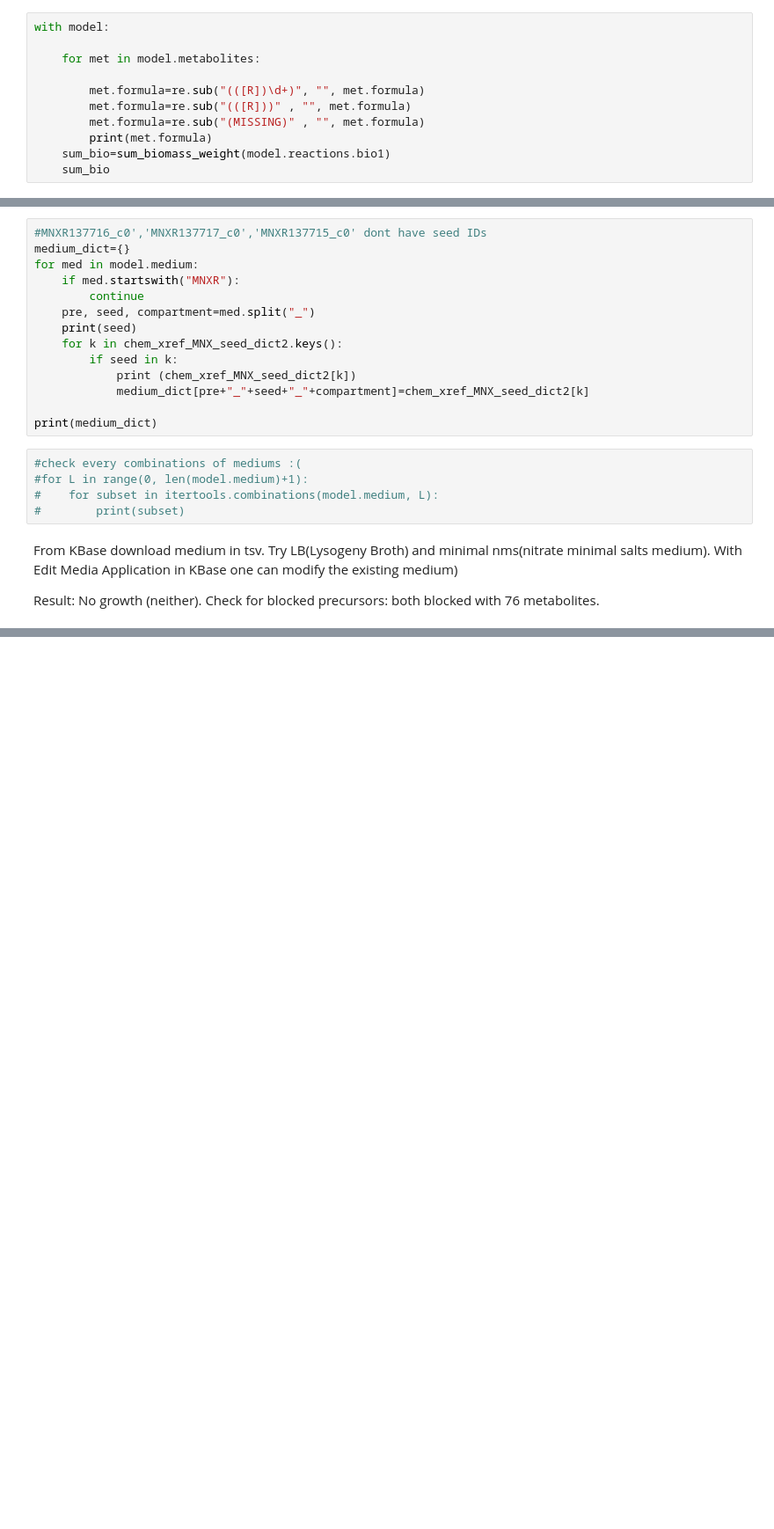
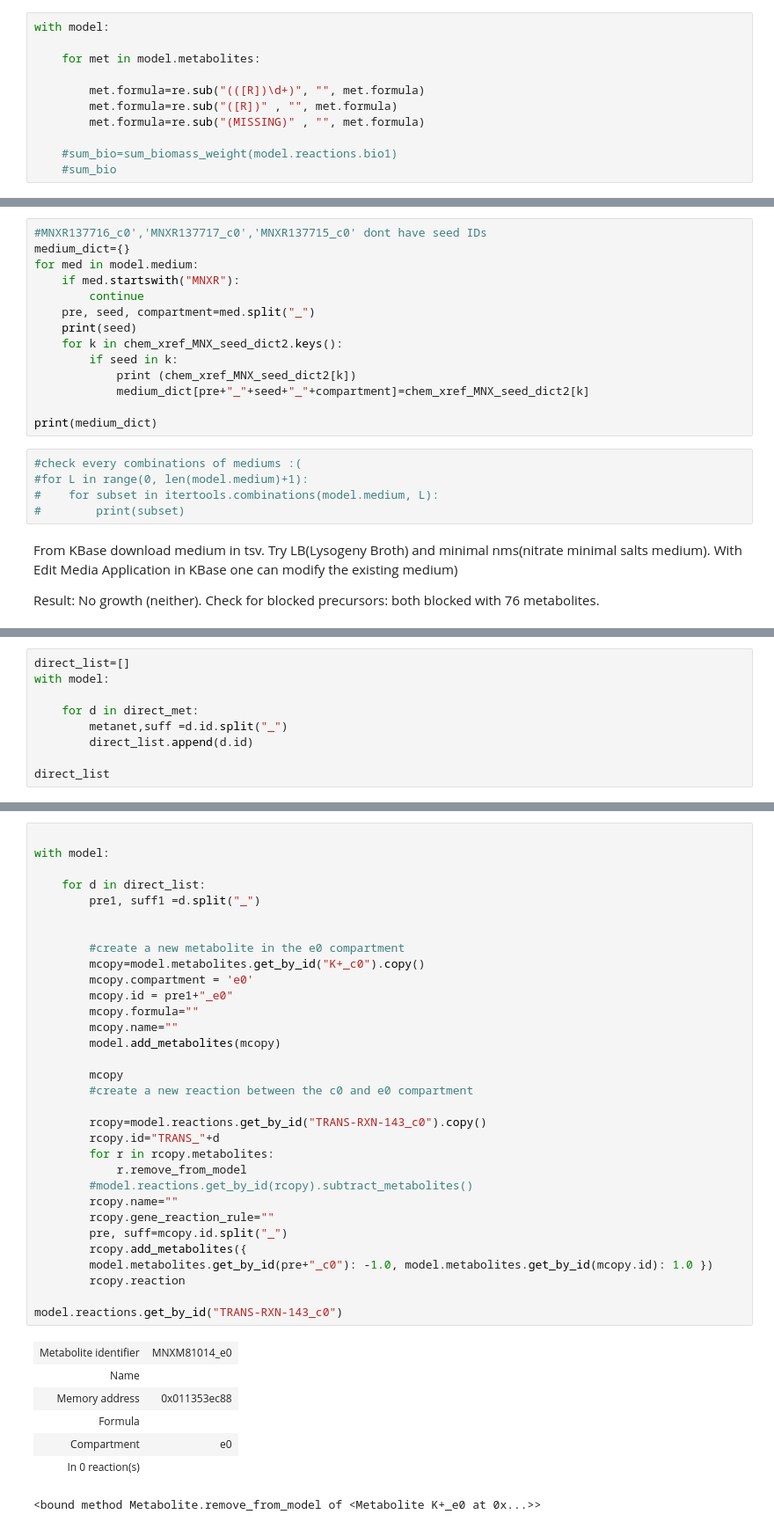
Before and after one commit to biosustain/iVnat, a Jupyter notebook: Minimal_media.ipynb, the cells around one changed output, grey strips where cells are left out. Shown: that part at 88% size. Drawn from its saved outputs; the diff is of its cells as text; blank space fills up the shorter version.

```diff
--- a/Minimal_media.ipynb
+++ b/Minimal_media.ipynb
@@ -156,8 +109,8 @@ with model:
     for met in model.metabolites:
 
         met.formula=re.sub("(([R])\d+)", "", met.formula)
-        met.formula=re.sub("(([R]))" , "", met.formula)
+        met.formula=re.sub("([R])" , "", met.formula)
         met.formula=re.sub("(MISSING)" , "", met.formula)
-        print(met.formula)
-    sum_bio=sum_biomass_weight(model.reactions.bio1)
-    sum_bio
+
+    #sum_bio=sum_biomass_weight(model.reactions.bio1)
+    #sum_bio
@@ -622,0 +372,9 @@ with model:
+# %%
+direct_list=[]
+with model:
+
+    for d in direct_met:
+        metanet,suff =d.id.split("_")
+        direct_list.append(d.id)
+
+direct_list
@@ -622,0 +419,40 @@ with model:
+# %%
+
+with model:
+
+    for d in direct_list:
+        pre1, suff1 =d.split("_")
+
+
+        #create a new metabolite in the e0 compartment
+        mcopy=model.metabolites.get_by_id("K+_c0").copy()
+        mcopy.compartment = 'e0'
+        mcopy.id = pre1+"_e0"
+        mcopy.formula=""
+        mcopy.name=""
+        model.add_metabolites(mcopy)
+
+        mcopy
+        #create a new reaction between the c0 and e0 compartment
+
+        rcopy=model.reactions.get_by_id("TRANS-RXN-143_c0").copy()
+        rcopy.id="TRANS_"+d
+        for r in rcopy.metabolites:
+            r.remove_from_model
+        #model.reactions.get_by_id(rcopy).subtract_metabolites()
+        rcopy.name=""
+        rcopy.gene_reaction_rule=""
+        pre, suff=mcopy.id.split("_")
+        rcopy.add_metabolites({
+        model.metabolites.get_by_id(pre+"_c0"): -1.0, model.metabolites.get_by_id(mcopy.id): 1.0 })
+        rcopy.reaction
+
+model.reactions.get_by_id("TRANS-RXN-143_c0")
+# %% [output]
+| Metabolite identifier | MNXM81014_e0 |
+| Name |  |
+| Memory address | 0x011353ec88 |
+| Formula |  |
+| Compartment | e0 |
+| In 0 reaction(s) |  |
+<bound method Metabolite.remove_from_model of <Metabolite K+_e0 at 0x...>>
```
Also changed, not shown: parts of 58 cells of this notebook, 8 other files.
